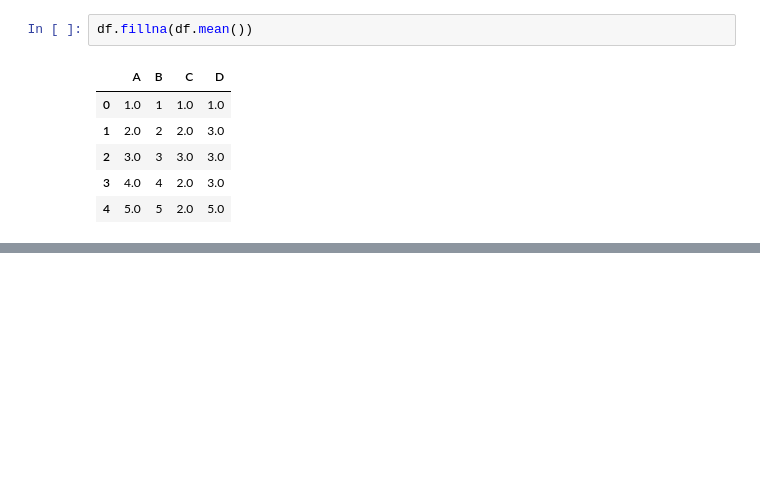
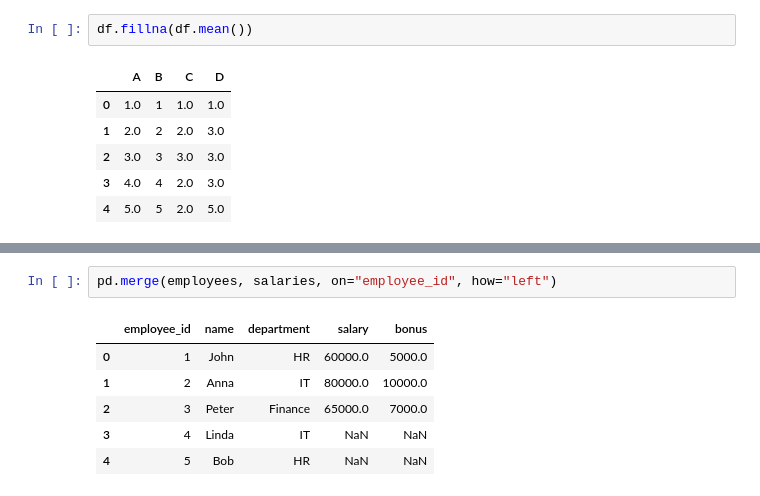
Before and after one commit to manthansinghshekhawat/learn-machine-learning, a Jupyter notebook: pandass.ipynb, the cells around one changed output, grey strips where cells are left out. Saved outputs shown, nothing was run; the diff lists cells and outputs as text; blank space fills up the shorter version.

```diff
--- a/pandass.ipynb
+++ b/pandass.ipynb
@@ -227,0 +281,9 @@ df.fillna(df.mean())
+# %%
+pd.merge(employees, salaries, on="employee_id", how="left")
+# %% [output]
+|  | employee_id | name | department | salary | bonus |
+| 0 | 1 | John | HR | 60000.0 | 5000.0 |
+| 1 | 2 | Anna | IT | 80000.0 | 10000.0 |
+| 2 | 3 | Peter | Finance | 65000.0 | 7000.0 |
+| 3 | 4 | Linda | IT | NaN | NaN |
+| 4 | 5 | Bob | HR | NaN | NaN |
```
Also changed, not shown: parts of 12 cells of this notebook.
